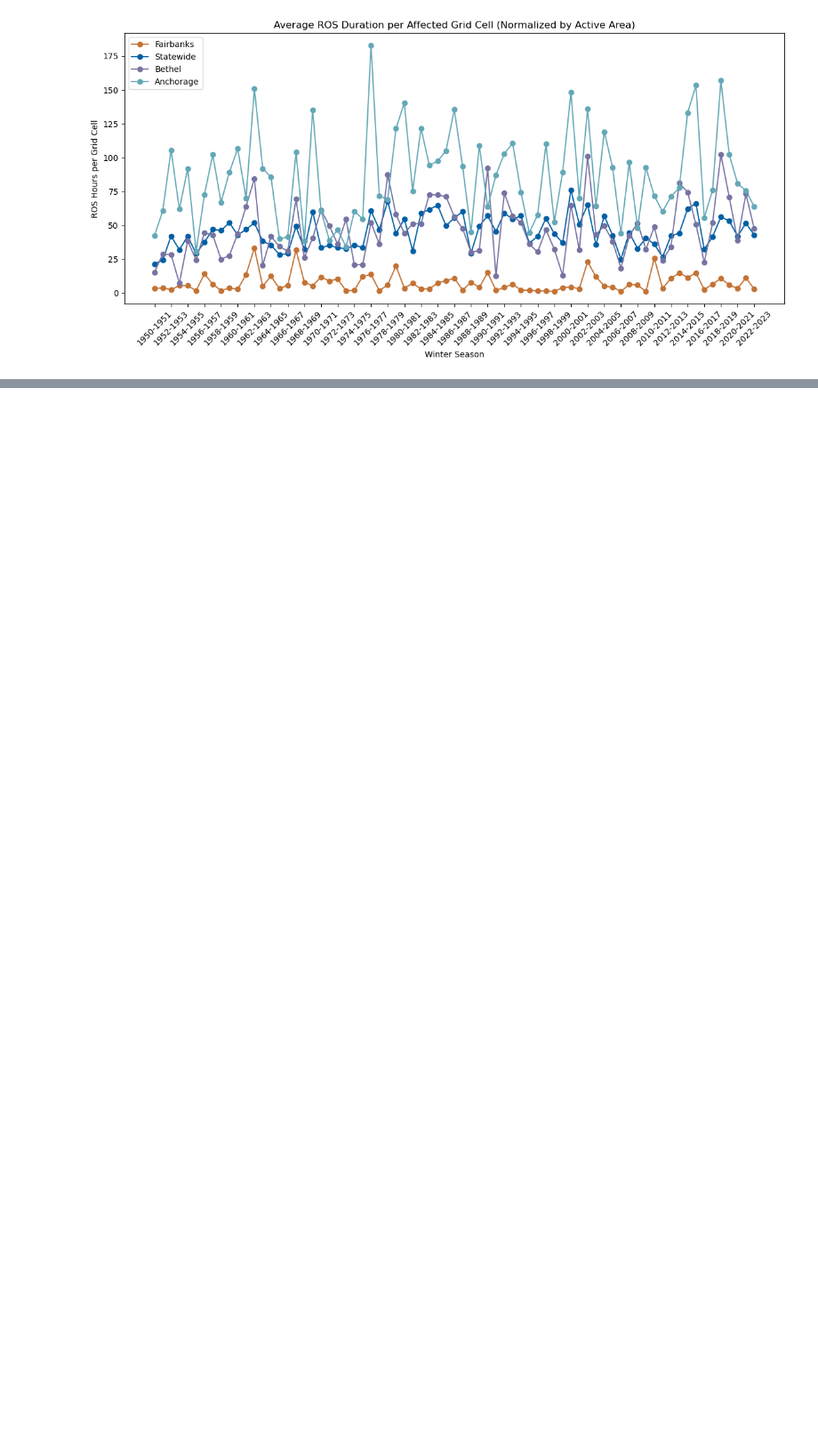
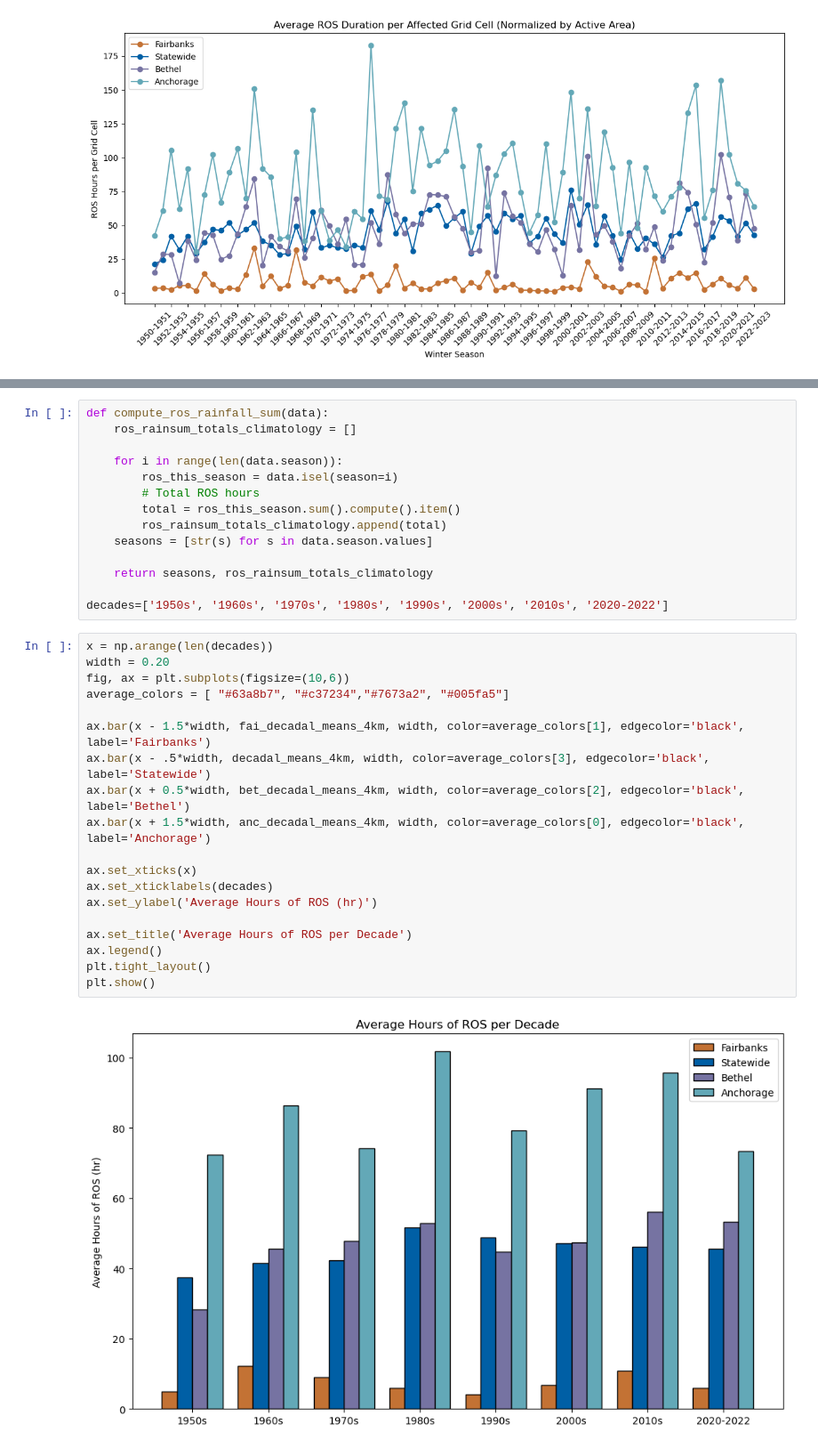
Before and after one commit to triciahutton/Rain-on-Snow-Analysis-, a Jupyter notebook: normalized_decadal_analysis.ipynb, the cells around one changed output, grey strips where cells are left out. Shown at 89% size. Saved outputs shown, nothing was run; the diff lists cells and outputs as text; blank space fills up the shorter version.

```diff
--- a/normalized_decadal_analysis.ipynb
+++ b/normalized_decadal_analysis.ipynb
@@ -441,0 +342,35 @@ plt.show()
+# %%
+def compute_ros_rainfall_sum(data):
+    ros_rainsum_totals_climatology = []
+
+    for i in range(len(data.season)):
+        ros_this_season = data.isel(season=i)
+        # Total ROS hours
+        total = ros_this_season.sum().compute().item()
+        ros_rainsum_totals_climatology.append(total)
+    seasons = [str(s) for s in data.season.values]
+
+    return seasons, ros_rainsum_totals_climatology
+
+decades=['1950s', '1960s', '1970s', '1980s', '1990s', '2000s', '2010s', '2020-2022']
+# %%
+x = np.arange(len(decades))
+width = 0.20
+fig, ax = plt.subplots(figsize=(10,6))
+average_colors = [ "#63a8b7", "#c37234","#7673a2", "#005fa5"]
+
+ax.bar(x - 1.5*width, fai_decadal_means_4km, width, color=average_colors[1], edgecolor='black', label='Fairbanks')
+ax.bar(x - .5*width, decadal_means_4km, width, color=average_colors[3], edgecolor='black', label='Statewide')
+ax.bar(x + 0.5*width, bet_decadal_means_4km, width, color=average_colors[2], edgecolor='black', label='Bethel')
+ax.bar(x + 1.5*width, anc_decadal_means_4km, width, color=average_colors[0], edgecolor='black', label='Anchorage')
+
+ax.set_xticks(x)
+ax.set_xticklabels(decades)
+ax.set_ylabel('Average Hours of ROS (hr)')
+
+ax.set_title('Average Hours of ROS per Decade')
+ax.legend()
+plt.tight_layout()
+plt.show()
+# %% [output]
+[figure, added]
```
Also changed, not shown: parts of 21 cells of this notebook, 5 other files.
